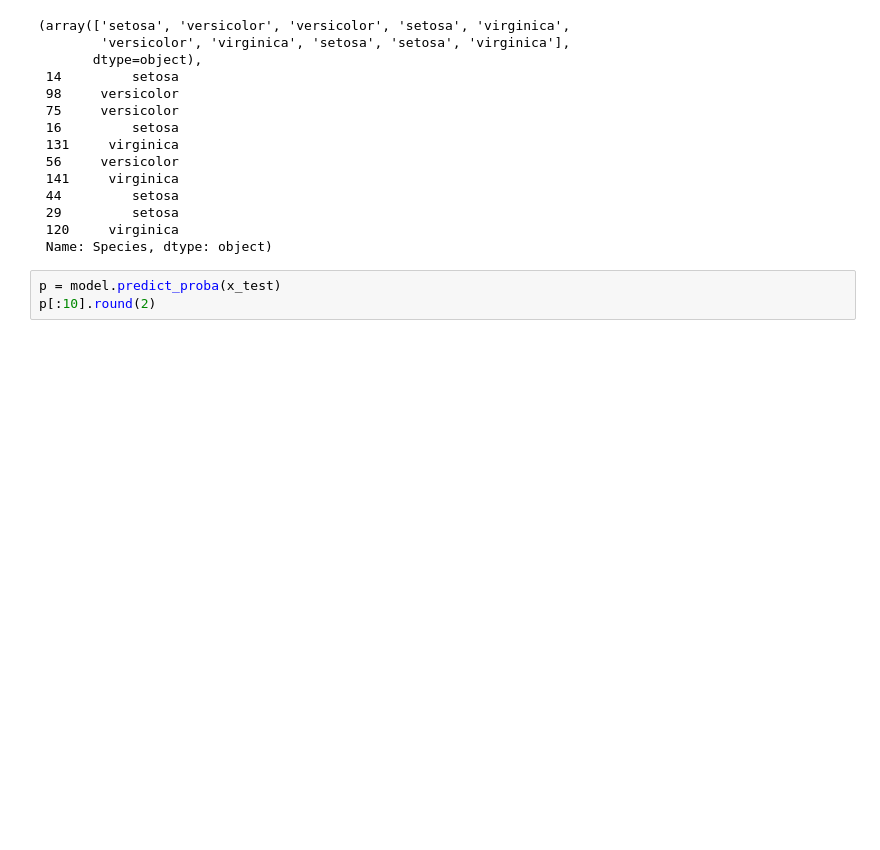
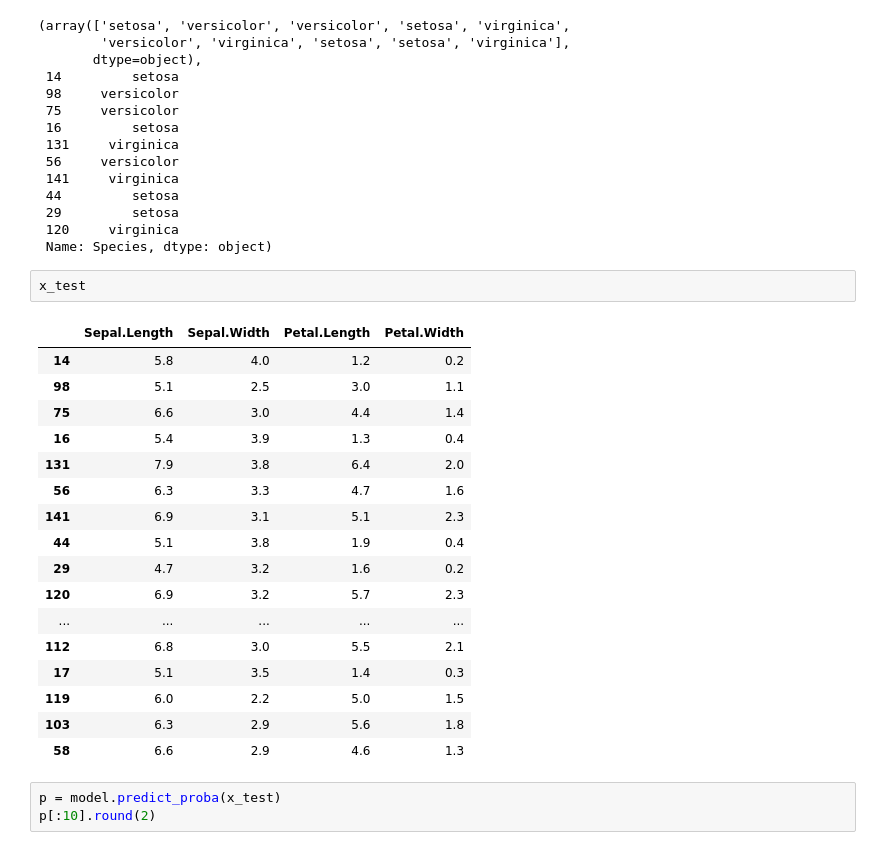
Before and after one commit to junseyeon/Python, a Jupyter notebook: 2023.08.28_머신러닝_실습자료/배우기/ML03_04_로지스틱회귀(Iris).ipynb, the cells around one changed output. Drawn from its saved outputs; the diff is of its cells as text; blank space fills up the shorter version.

```diff
--- a/2023.08.28_머신러닝_실습자료/배우기/ML03_04_로지스틱회귀(Iris).ipynb
+++ b/2023.08.28_머신러닝_실습자료/배우기/ML03_04_로지스틱회귀(Iris).ipynb
@@ -150,6 +150,26 @@ y_pred[:10], y_test[:10]
  29         setosa
  120     virginica
  Name: Species, dtype: object)
+# %%
+x_test
+# %% [output]
+|  | Sepal.Length | Sepal.Width | Petal.Length | Petal.Width |
+| 14 | 5.8 | 4.0 | 1.2 | 0.2 |
+| 98 | 5.1 | 2.5 | 3.0 | 1.1 |
+| 75 | 6.6 | 3.0 | 4.4 | 1.4 |
+| 16 | 5.4 | 3.9 | 1.3 | 0.4 |
+| 131 | 7.9 | 3.8 | 6.4 | 2.0 |
+| 56 | 6.3 | 3.3 | 4.7 | 1.6 |
+| 141 | 6.9 | 3.1 | 5.1 | 2.3 |
+| 44 | 5.1 | 3.8 | 1.9 | 0.4 |
+| 29 | 4.7 | 3.2 | 1.6 | 0.2 |
+| 120 | 6.9 | 3.2 | 5.7 | 2.3 |
+| ... | ... | ... | ... | ... |
+| 112 | 6.8 | 3.0 | 5.5 | 2.1 |
+| 17 | 5.1 | 3.5 | 1.4 | 0.3 |
+| 119 | 6.0 | 2.2 | 5.0 | 1.5 |
+| 103 | 6.3 | 2.9 | 5.6 | 1.8 |
+| 58 | 6.6 | 2.9 | 4.6 | 1.3 |
 # %%
 p = model.predict_proba(x_test)
 p[:10].round(2)
```
Also changed, not shown: 6 other files.
